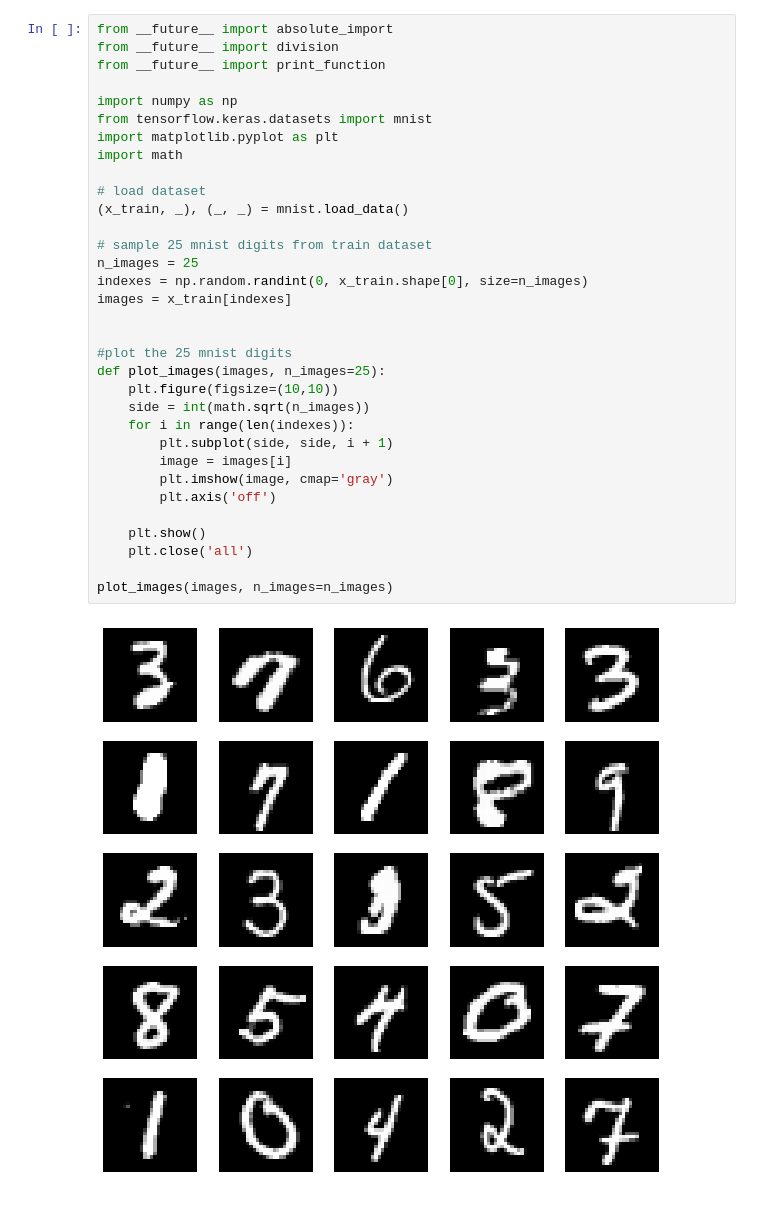
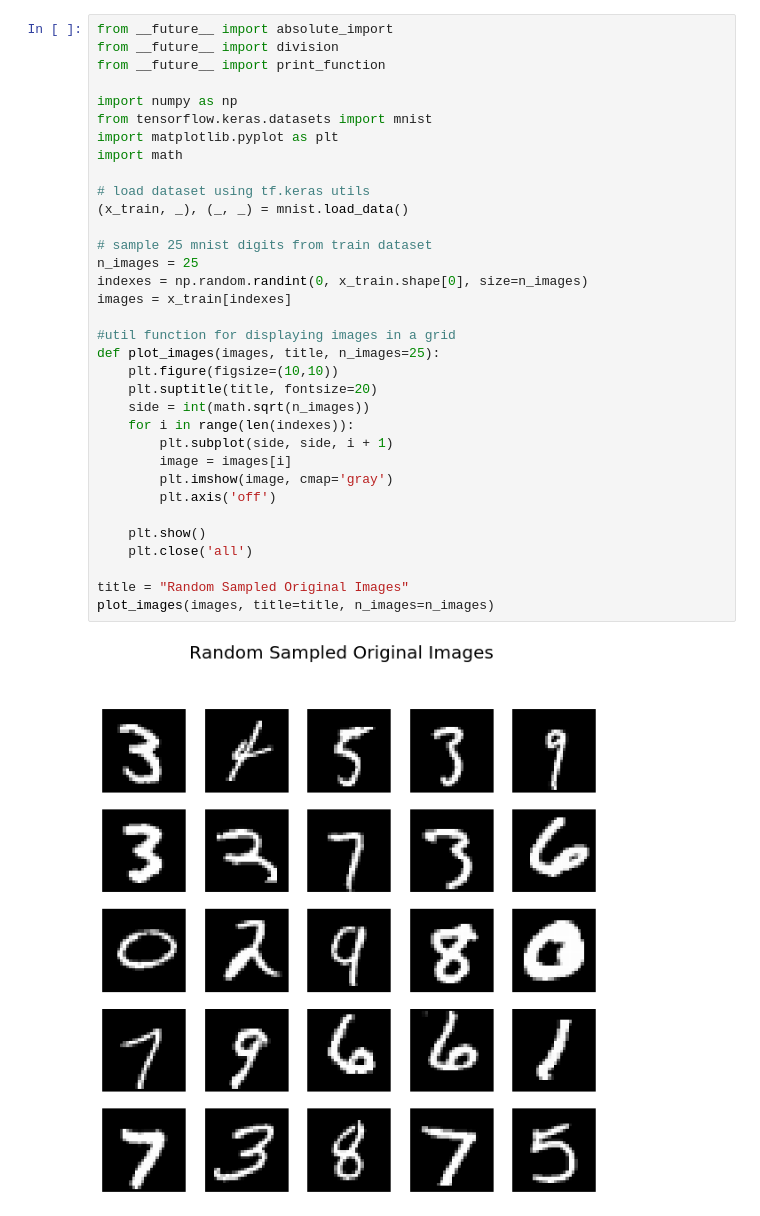
Before and after one commit to roatienza/ml, a Jupyter notebook: matrix_decompositions/notebook/matrix_approximation.ipynb, the cells around one changed output. Drawn from its saved outputs; the diff is of its cells as text.

Commit message:
image recon

```diff
--- a/matrix_decompositions/notebook/matrix_approximation.ipynb
+++ b/matrix_decompositions/notebook/matrix_approximation.ipynb
@@ -5,35 +6,36 @@ This example loads and show a random MNIST image. Then, ranks 1 to 5 approximati
 # %%
 from __future__ import absolute_import
 from __future__ import division
 from __future__ import print_function
 
 import numpy as np
 from tensorflow.keras.datasets import mnist
 import matplotlib.pyplot as plt
 import math
 
-# load dataset
+# load dataset using tf.keras utils
 (x_train, _), (_, _) = mnist.load_data()
 
 # sample 25 mnist digits from train dataset
 n_images = 25
 indexes = np.random.randint(0, x_train.shape[0], size=n_images)
 images = x_train[indexes]
 
-
-#plot the 25 mnist digits
-def plot_images(images, n_images=25):
+#util function for displaying images in a grid
+def plot_images(images, title, n_images=25):
     plt.figure(figsize=(10,10))
+    plt.suptitle(title, fontsize=20)
     side = int(math.sqrt(n_images))
     for i in range(len(indexes)):
         plt.subplot(side, side, i + 1)
         image = images[i]
         plt.imshow(image, cmap='gray')
         plt.axis('off')
 
     plt.show()
     plt.close('all')
 
-plot_images(images, n_images=n_images)
+title = "Random Sampled Original Images"
+plot_images(images, title=title, n_images=n_images)
 # %% [output]
-[figure, old version]
+[figure, new version]
```
Also changed, not shown: parts of 9 cells of this notebook.
